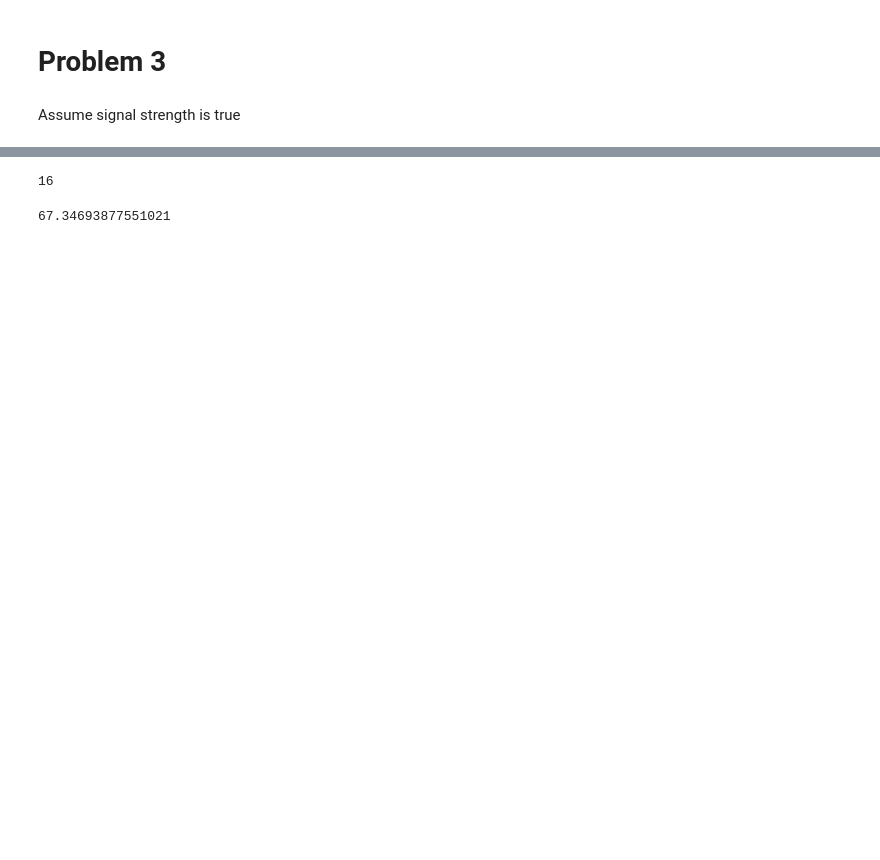
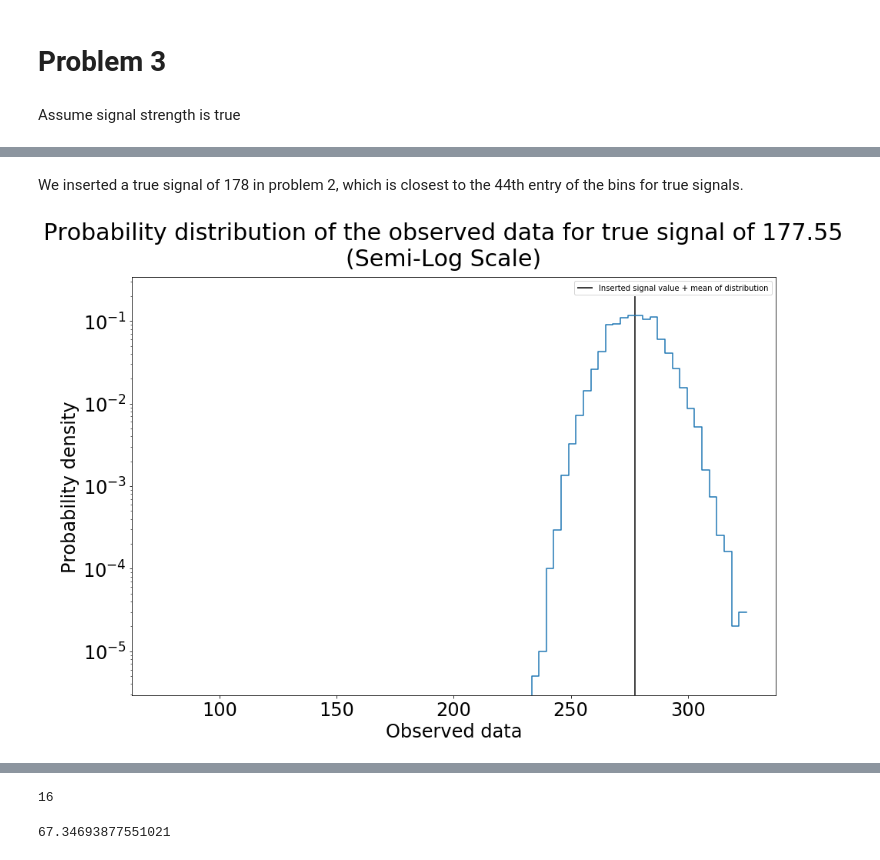
Before and after one commit to John-ZH/PHYS-343-Lab, a Jupyter notebook: John_Zhuang_Lab06.ipynb, the cells around one changed output, grey strips where cells are left out. Drawn from its saved outputs; the diff is of its cells as text; code cells hidden in the pictures; blank space fills up the shorter version.

```diff
--- a/John_Zhuang_Lab06.ipynb
+++ b/John_Zhuang_Lab06.ipynb
@@ -316,0 +176,17 @@ tru_threashold_hi
+# %% [markdown]
+We inserted a true signal of 178 in problem 2, which is closest to the 44th entry of the bins for true signals.
+# %%
+sum_tru = np.sum(Psd[:,43])
+stair_tru = np.append([0],Psd[:,43])
+# %%
+plt.suptitle('Probability distribution of the observed data for true signal of 177.55\n(Semi-Log Scale)', fontsize=30)
+plt.xlabel('Observed data', fontsize = 24)
+plt.ylabel('Probability density', fontsize = 24)
+plt.tick_params(labelsize = 24)
+plt.yscale('log')
+plt.vlines(signalcenters[43]+ 100, ymin = 0, ymax = 0.2, label = 'Inserted signal value + mean of distribution')
+plt.step(dataedges, stair_tru/sum_tru)
+plt.legend()
+plt.show()
+# %% [output]
+[figure, added]
```
Also changed, not shown: parts of 76 cells of this notebook.
